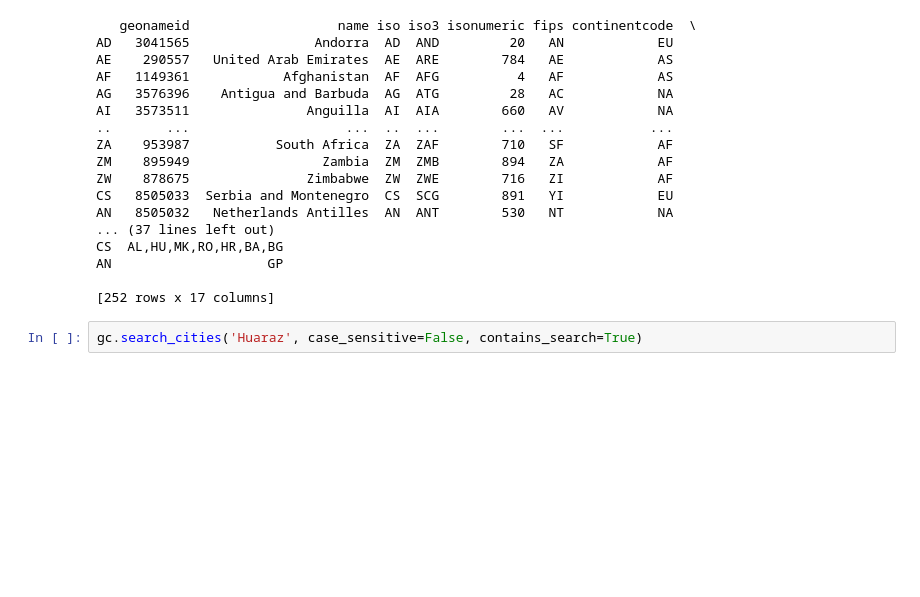
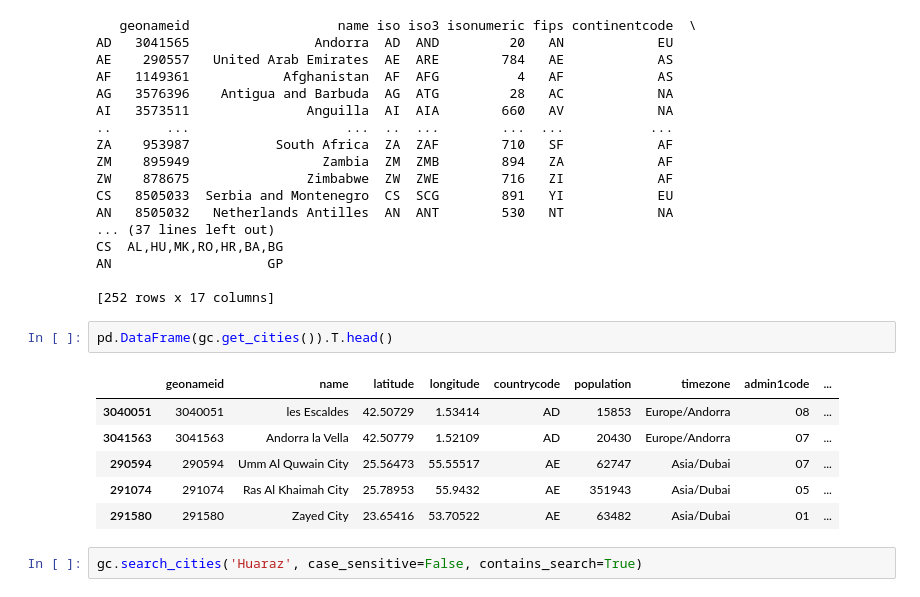
Before and after one commit to neilmeehan5/travel, a Jupyter notebook: playing.ipynb, the cells around one changed output. Drawn from its saved outputs; the diff is of its cells as text; blank space fills up the shorter version.

```diff
--- a/playing.ipynb
+++ b/playing.ipynb
@@ -26,6 +26,15 @@ CS  AL,HU,MK,RO,HR,BA,BG
 AN                    GP
 
 [252 rows x 17 columns]
+# %%
+pd.DataFrame(gc.get_cities()).T.head()
+# %% [output]
+|  | geonameid | name | latitude | longitude | countrycode | population | timezone | admin1code | ... |
+| 3040051 | 3040051 | les Escaldes | 42.50729 | 1.53414 | AD | 15853 | Europe/Andorra | 08 | ... |
+| 3041563 | 3041563 | Andorra la Vella | 42.50779 | 1.52109 | AD | 20430 | Europe/Andorra | 07 | ... |
+| 290594 | 290594 | Umm Al Quwain City | 25.56473 | 55.55517 | AE | 62747 | Asia/Dubai | 07 | ... |
+| 291074 | 291074 | Ras Al Khaimah City | 25.78953 | 55.9432 | AE | 351943 | Asia/Dubai | 05 | ... |
+| 291580 | 291580 | Zayed City | 23.65416 | 53.70522 | AE | 63482 | Asia/Dubai | 01 | ... |
 # %%
 gc.search_cities('Huaraz', case_sensitive=False, contains_search=True)
 # %% [output]
```
Also changed, not shown: 18 other files.
